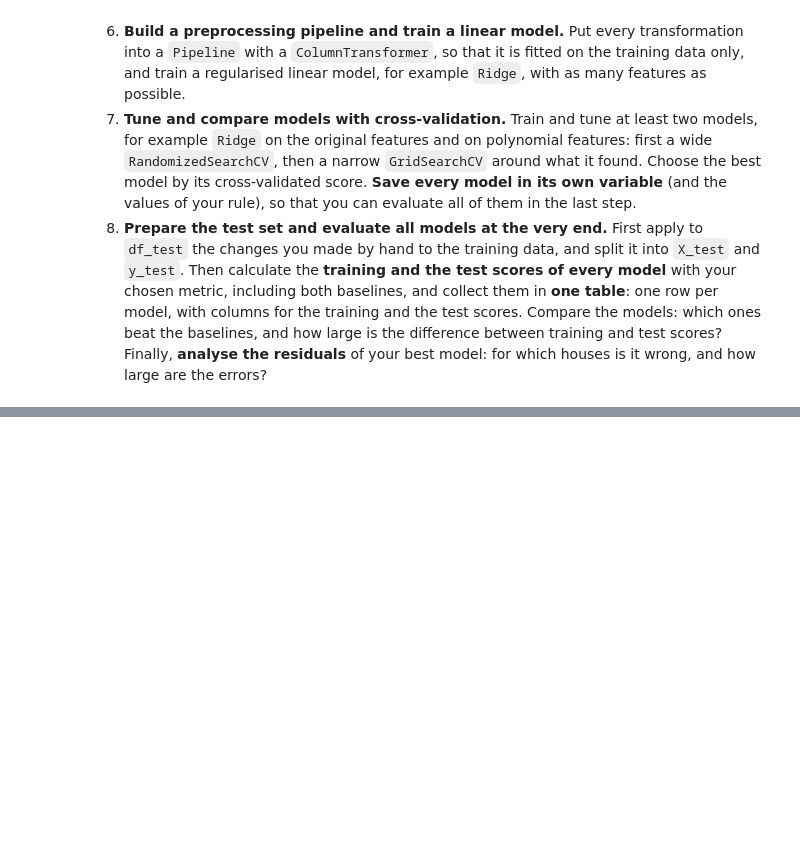
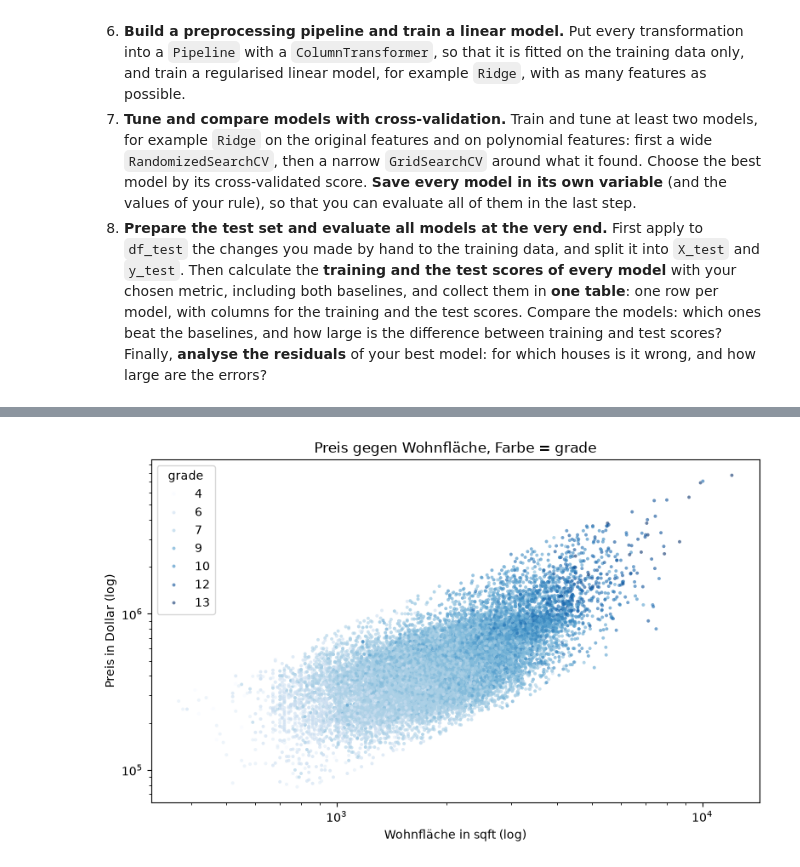
Before and after one commit to lexandros-dev/project-king-country, a Jupyter notebook: 02_king_county_project.ipynb, the cells around one changed output, grey strips where cells are left out. Saved outputs shown, nothing was run; the diff lists cells and outputs as text; code cells hidden in the pictures; blank space fills up the shorter version.

```diff
--- a/02_king_county_project.ipynb
+++ b/02_king_county_project.ipynb
@@ -79,0 +195,15 @@ from sklearn.metrics import root_mean_squared_error, mean_absolute_error, r2_sco
+# %%
+# Plot 2: Preis gegen Wohnfläche, eingefärbt nach Bau-Qualität
+fig, ax = plt.subplots(figsize=(8, 5))
+sns.scatterplot(data=df_train, x="sqft_living", y="price", hue="grade",
+                palette="Blues", s=8, alpha=0.6, linewidth=0, ax=ax)
+# Beide Achsen logarithmisch, damit die teuren Häuser nicht alles überdecken
+ax.set_xscale("log")
+ax.set_yscale("log")
+ax.set_title("Preis gegen Wohnfläche, Farbe = grade")
+ax.set_xlabel("Wohnfläche in sqft (log)")
+ax.set_ylabel("Preis in Dollar (log)")
+plt.tight_layout()
+plt.show()
+# %% [output]
+[figure, added]
```
Also changed, not shown: parts of 24 cells of this notebook.
